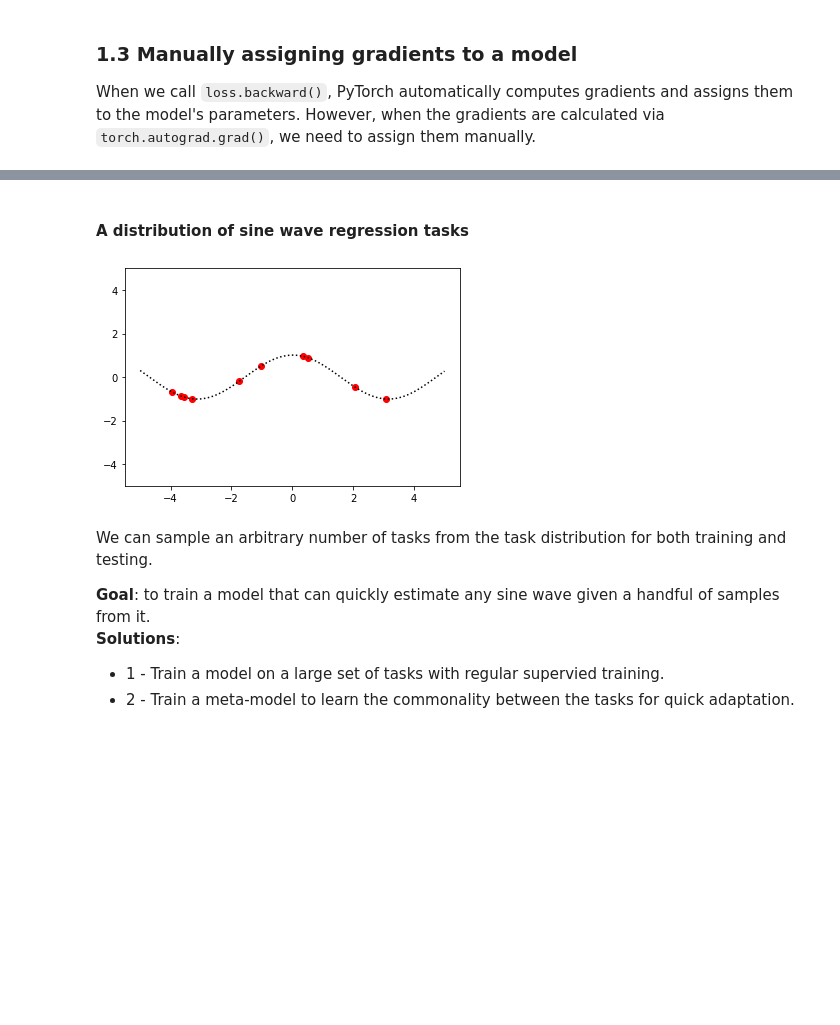
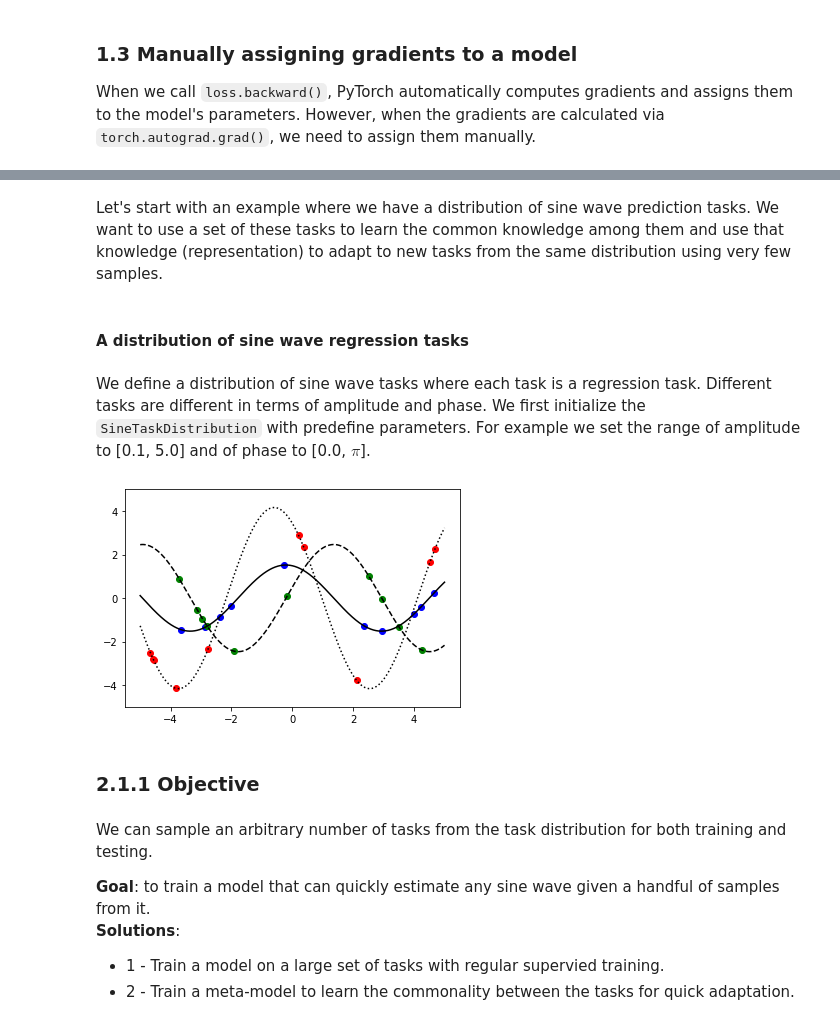
Before and after one commit to HSG-AIML-Teaching/DL2022-Lab, a Jupyter notebook: lab_1/meta-learning_lab.ipynb, the cells around one changed output, grey strips where cells are left out. Saved outputs shown, nothing was run; the diff lists cells and outputs as text; code cells hidden in the pictures; blank space fills up the shorter version.

```diff
--- a/lab_1/meta-learning_lab.ipynb
+++ b/lab_1/meta-learning_lab.ipynb
@@ -339,3 +346,5 @@ The best way is to start with an example.
+# %% [markdown]
+Let's start with an example where we have a distribution of sine wave prediction tasks. We want to use a set of these tasks to learn the common knowledge among them and use that knowledge (representation) to adapt to new tasks from the same distribution using very few samples.
 # %%
 # Code adapted from https://github.com/vmikulik/maml-pytorch
 
@@ -399,6 +408,10 @@ class SineTaskDistribution():
         return SineTask(amplitude, phase, self.x_min, self.x_max)
 # %% [markdown]
 #### A distribution of sine wave regression tasks
+# %% [markdown]
+We define a distribution of sine wave tasks where each task is a regression task. </br>
+Different tasks are different in terms of amplitude and phase.
+We first initialize the `SineTaskDistribution` with predefine parameters. For example we set the range of amplitude to [0.1, 5.0] and of phase to [0.0, $\pi$].
 # %%
 # Define task distribution for the given parameters
 task_dist = SineTaskDistribution(
@@ -412,31 +425,33 @@ task_dist = SineTaskDistribution(
 # %%
 def plot_task(task, linestyle="solid", color="blue"):
     """ Plots the ground-truth sine function with its
     sampled datapoints.
     """
     # Plot ground-truth sine function
     gt_x = np.linspace(task.xmin, task.xmax, 1000)
     gt_y = task.amplitude * np.sin(gt_x + task.phase)
     plt.plot(gt_x, gt_y, c='black', linestyle=linestyle)
     plt.ylim([-5, 5])
 
     # Plot randomly sampled datapoints
     x, y = task.sample_data(10)
     plt.scatter(x.numpy().reshape(-1), y.numpy().reshape(-1), c=color)
 
-# # Sample a random task and plot it
-# task = task_dist.sample_task()
-# plot_task(task, linestyle="solid", color="blue")
+# Sample a random task and plot it
+task = task_dist.sample_task()
+plot_task(task, linestyle="solid", color="blue")
 
-# # Another random task
-# task = task_dist.sample_task()
-# plot_task(task, linestyle="dashed", color="green")
+# Another random task
+task = task_dist.sample_task()
+plot_task(task, linestyle="dashed", color="green")
 
 # Another random task
 task = task_dist.sample_task()
 plot_task(task, linestyle="dotted", color="red")
 # %% [output]
-[figure, old version]
+[figure, new version]
+# %% [markdown]
+### 2.1.1 Objective
 # %% [markdown]
 We can sample an arbitrary number of tasks from the task distribution for both training and testing.
 
```
Also changed, not shown: parts of 20 cells of this notebook, 3 other files.
